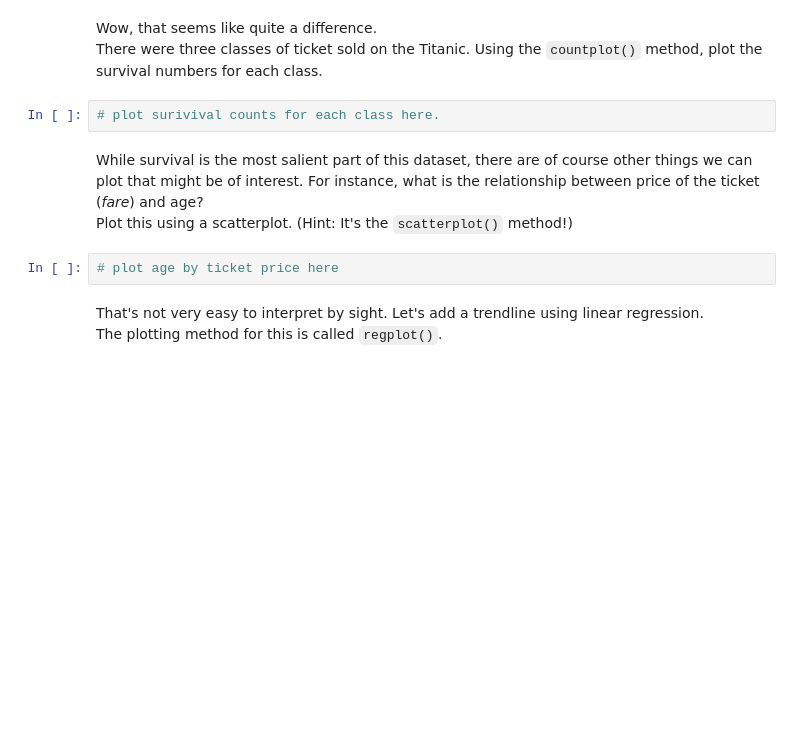
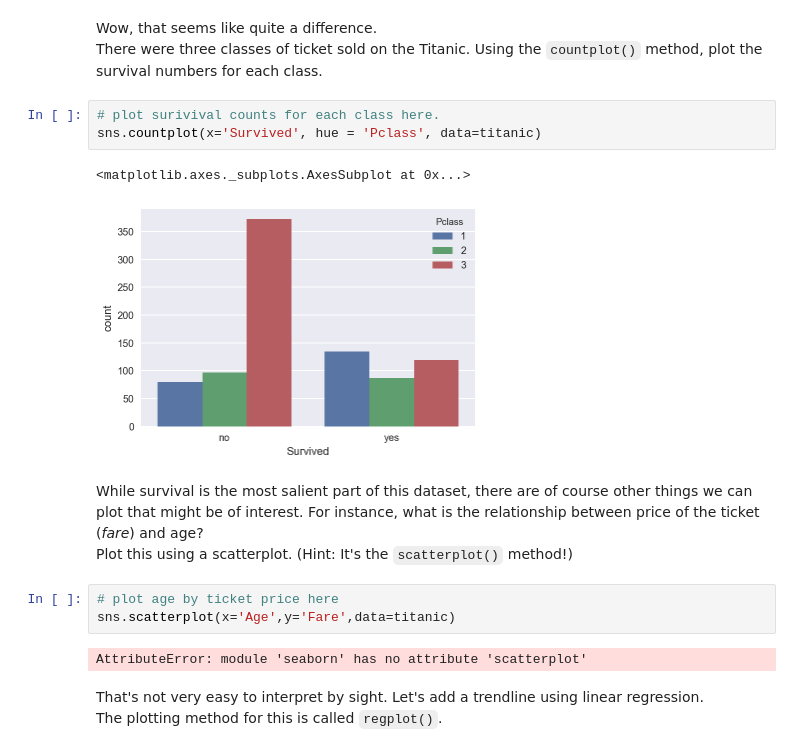
Before and after one commit to mpi-python/mpi-python-intro, a Jupyter notebook: Session4/Session4.ipynb, the cells around one changed output. Saved outputs shown, nothing was run; the diff lists cells and outputs as text; blank space fills up the shorter version.

```diff
--- a/Session4/Session4.ipynb
+++ b/Session4/Session4.ipynb
@@ -249,11 +430,18 @@ Wow, that seems like quite a difference.
 There were three classes of ticket sold on the Titanic. Using the `countplot()` method, plot the survival numbers for each class.
 # %%
 # plot surivival counts for each class here.
+sns.countplot(x='Survived', hue = 'Pclass', data=titanic)
+# %% [output]
+<matplotlib.axes._subplots.AxesSubplot at 0x...>
+[figure, added]
 # %% [markdown]
 While survival is the most salient part of this dataset, there are of course other things we can plot that might be of interest. For instance, what is the relationship between price of the ticket (_fare_) and age?
 Plot this using a scatterplot. (Hint: It's the `scatterplot()` method!)
 # %%
 # plot age by ticket price here
+sns.scatterplot(x='Age',y='Fare',data=titanic)
+# %% [output]
+AttributeError: module 'seaborn' has no attribute 'scatterplot'
 # %% [markdown]
 That's not very easy to interpret by sight. Let's add a trendline using linear regression.
 The plotting method for this is called `regplot()`.
```
Also changed, not shown: parts of 22 cells of this notebook, 3 other files.
